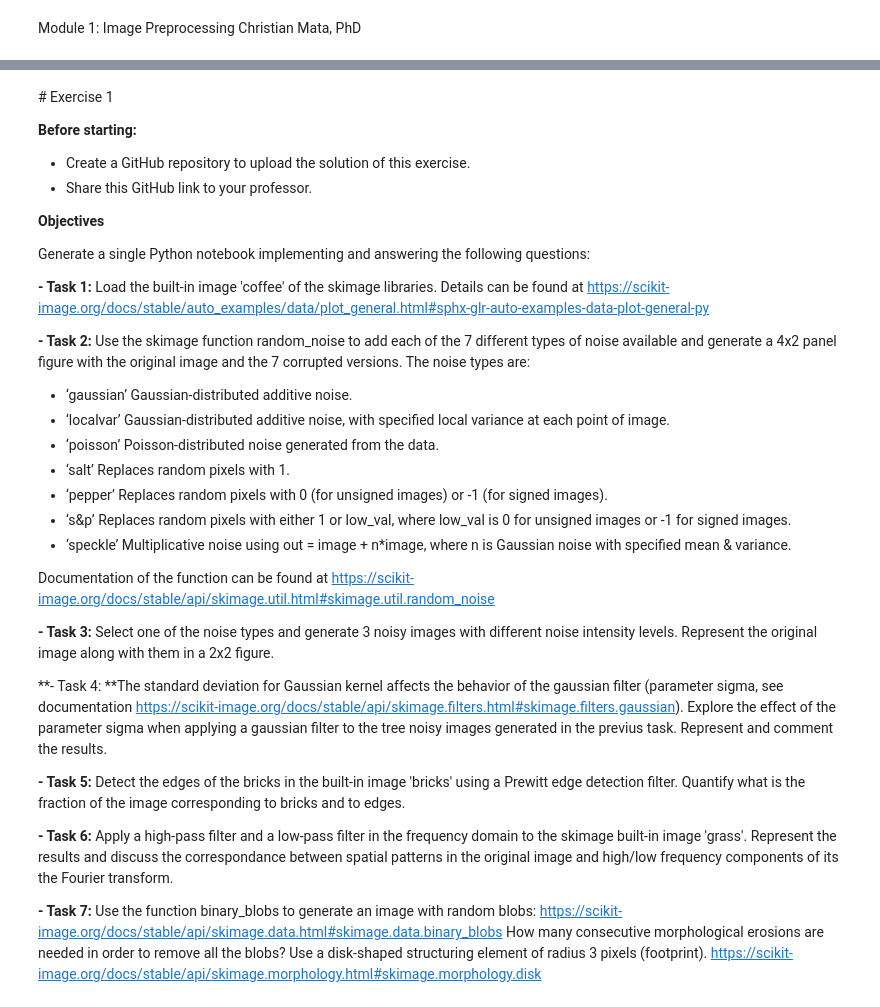
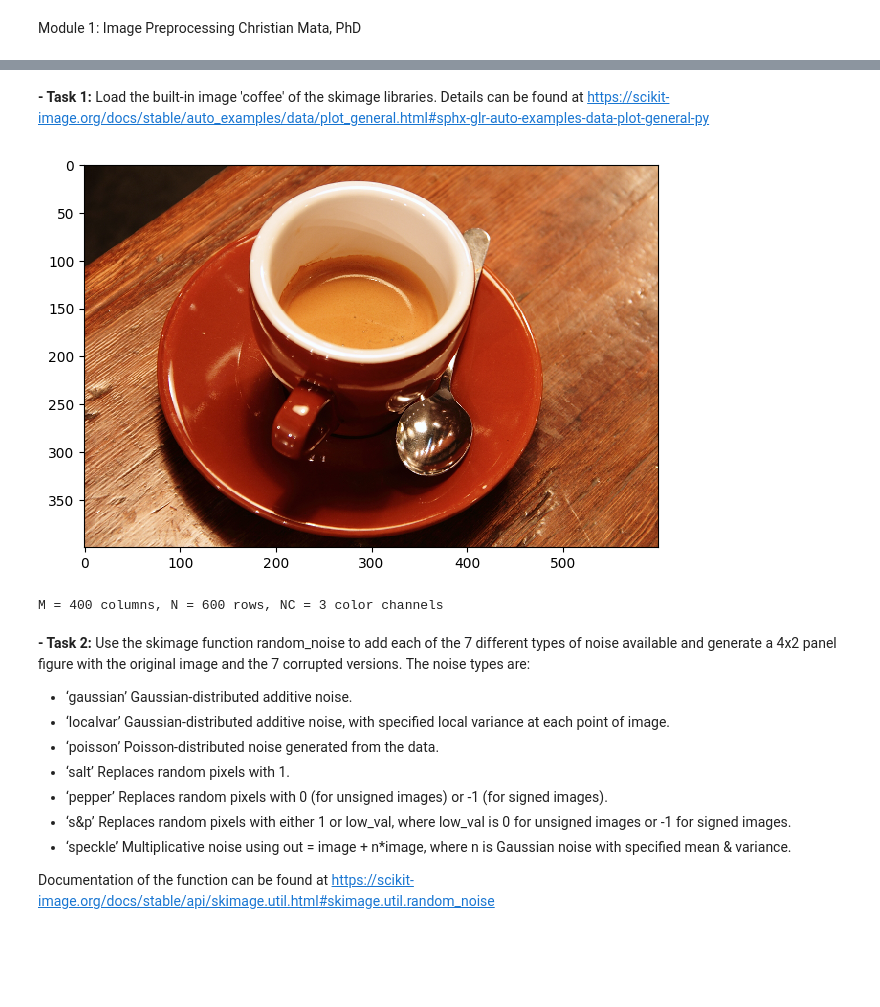
Before and after one commit to Mahsa-Goudarzi/ComputerVision, a Jupyter notebook: M1_Image Processing/Exercise 1.ipynb, the cells around one changed output, grey strips where cells are left out. Saved outputs shown, nothing was run; the diff lists cells and outputs as text; code cells hidden in the pictures; blank space fills up the shorter version.

```diff
--- a/M1_Image Processing/Exercise 1.ipynb
+++ b/M1_Image Processing/Exercise 1.ipynb
@@ -8,17 +19,16 @@ Christian Mata, PhD
+# %% [markdown]
+**- Task 1:** Load the built-in image 'coffee' of the skimage libraries. Details can be found at https://scikit-image.org/docs/stable/auto_examples/data/plot_general.html#sphx-glr-auto-examples-data-plot-general-py
+# %%
+import skimage as sk # load skimage libraries
+IC = sk.data.coffee() # load a color image from the skimage built-in dataset
+# change colormap to visualize image
+sk.io.imshow(IC) # visualize image using imshow function
+sk.io.show()
+print('M = {} columns, N = {} rows, NC = {} color channels'.format(*IC.shape)) # Print out image size
+# %% [output]
+[figure, added]
+M = 400 columns, N = 600 rows, NC = 3 color channels
 # %% [markdown]
-# Exercise 1
-
-**Before starting:**
-
-- Create a GitHub repository to upload the solution of this exercise.
-- Share this GitHub link to your professor.
-
-**Objectives**
-
-Generate a single Python notebook implementing and answering the following questions:
-
-**- Task 1:** Load the built-in image 'coffee' of the skimage libraries. Details can be found at https://scikit-image.org/docs/stable/auto_examples/data/plot_general.html#sphx-glr-auto-examples-data-plot-general-py
-
 **- Task 2:** Use the skimage function random_noise to add each of the 7 different types of noise available and generate a 4x2 panel figure with the original image and the 7 corrupted versions. The noise types are:
 
 * ‘gaussian’ Gaussian-distributed additive noise.
@@ -35,14 +45,3 @@ n is Gaussian noise with specified mean & variance.
 
 Documentation of the function can be found at
 https://scikit-image.org/docs/stable/api/skimage.util.html#skimage.util.random_noise
-
-**- Task 3:** Select one of the noise types and generate 3 noisy images with different noise intensity levels. Represent the original image along with them in a 2x2 figure.
-
-**- Task 4: **The standard deviation for Gaussian kernel affects the behavior of the gaussian filter (parameter sigma, see documentation https://scikit-image.org/docs/stable/api/skimage.filters.html#skimage.filters.gaussian). Explore the effect of the parameter sigma when applying a gaussian filter to the tree noisy images generated in the previus task. Represent and comment the results.
-
-**- Task 5:** Detect the edges of the bricks in the built-in image 'bricks' using a Prewitt edge detection filter. Quantify what is the fraction of the image corresponding to bricks and to edges.
-
-**- Task 6:** Apply a high-pass filter and a low-pass filter in the frequency domain to the skimage built-in image 'grass'. Represent the results and discuss the correspondance between spatial patterns in the original image and high/low frequency components of its the Fourier transform.
-
-**- Task 7:** Use the function binary_blobs to generate an image with random blobs: https://scikit-image.org/docs/stable/api/skimage.data.html#skimage.data.binary_blobs
-How many consecutive morphological erosions are needed in order to remove all the blobs? Use a disk-shaped structuring element of radius 3 pixels (footprint). https://scikit-image.org/docs/stable/api/skimage.morphology.html#skimage.morphology.disk
```
Also changed, not shown: parts of 2 cells of this notebook.
